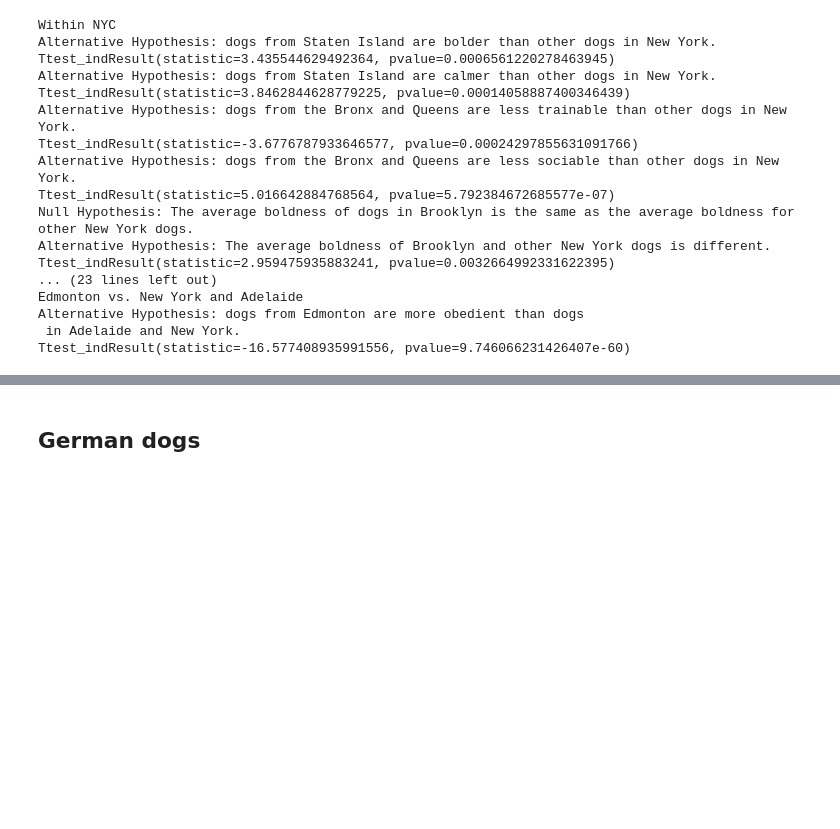
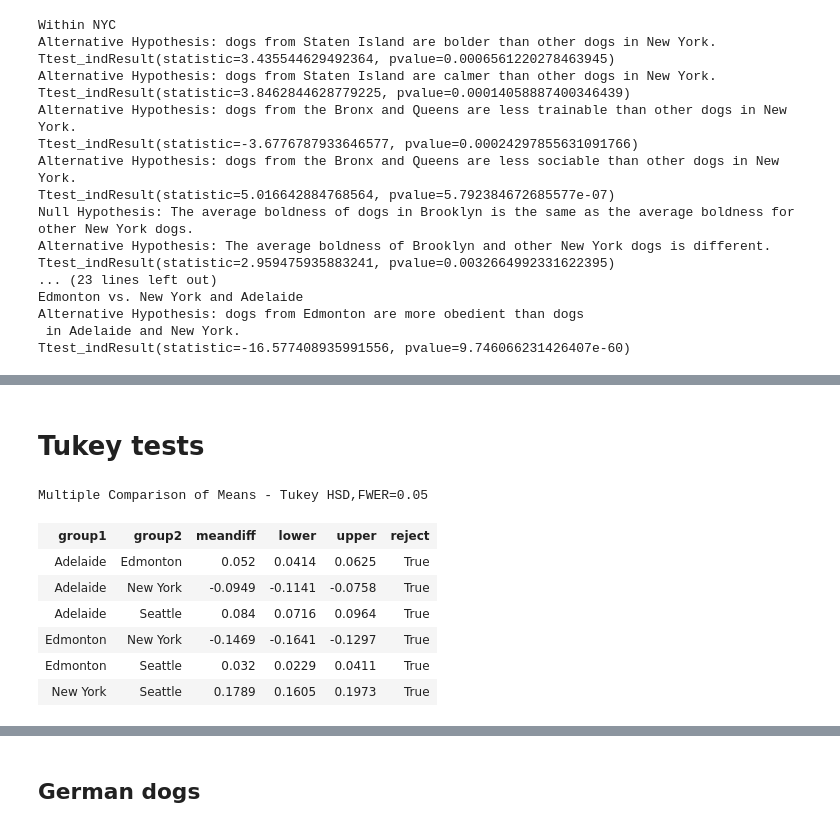
Before and after one commit to Save-All-The-Pets/dog_attributes, a Jupyter notebook: src/analysis.ipynb, the cells around one changed output, grey strips where cells are left out. Saved outputs shown, nothing was run; the diff lists cells and outputs as text; code cells hidden in the pictures; blank space fills up the shorter version.

Commit message:
Added Tukey test

```diff
--- a/src/analysis.ipynb
+++ b/src/analysis.ipynb
@@ -436,3 +437,33 @@ seattle_attrib
+# %% [markdown]
+# Tukey tests
+# %%
+# Compare how trainable dogs are across different cities
+nyc_trainable = pd.DataFrame(nyc_attrib['Trainable'])
+nyc_trainable['Location'] = 'New York'
+seattle_trainable = pd.DataFrame(seattle_attrib['Trainable'])
+seattle_trainable['Location'] = 'Seattle'
+edmonton_trainable = pd.DataFrame(edmonton_attrib['Trainable'])
+edmonton_trainable['Location'] = 'Edmonton'
+adelaide_trainable = pd.DataFrame(adelaide_attrib['Trainable'])
+adelaide_trainable['Location'] = 'Adelaide'
+trainable = pd.concat([nyc_trainable, seattle_trainable, edmonton_trainable, adelaide_trainable])
+trainable.dropna(inplace=True)
+trainable.reset_index(inplace=True)
+
+trainable['Location']
+
+m = MultiComparison(trainable['Trainable'], trainable['Location'])
+tukey = m.tukeyhsd()
+tukey.summary()
+# %% [output]
+Multiple Comparison of Means - Tukey HSD,FWER=0.05
+| group1 | group2 | meandiff | lower | upper | reject |
+| Adelaide | Edmonton | 0.052 | 0.0414 | 0.0625 | True |
+| Adelaide | New York | -0.0949 | -0.1141 | -0.0758 | True |
+| Adelaide | Seattle | 0.084 | 0.0716 | 0.0964 | True |
+| Edmonton | New York | -0.1469 | -0.1641 | -0.1297 | True |
+| Edmonton | Seattle | 0.032 | 0.0229 | 0.0411 | True |
+| New York | Seattle | 0.1789 | 0.1605 | 0.1973 | True |
 # %%
 # Show data on NYC, Seattle, Adelaide, and Edmonton
 describe(nyc_attrib, 'NYC')
```
Also changed, not shown: parts of 11 cells of this notebook.
